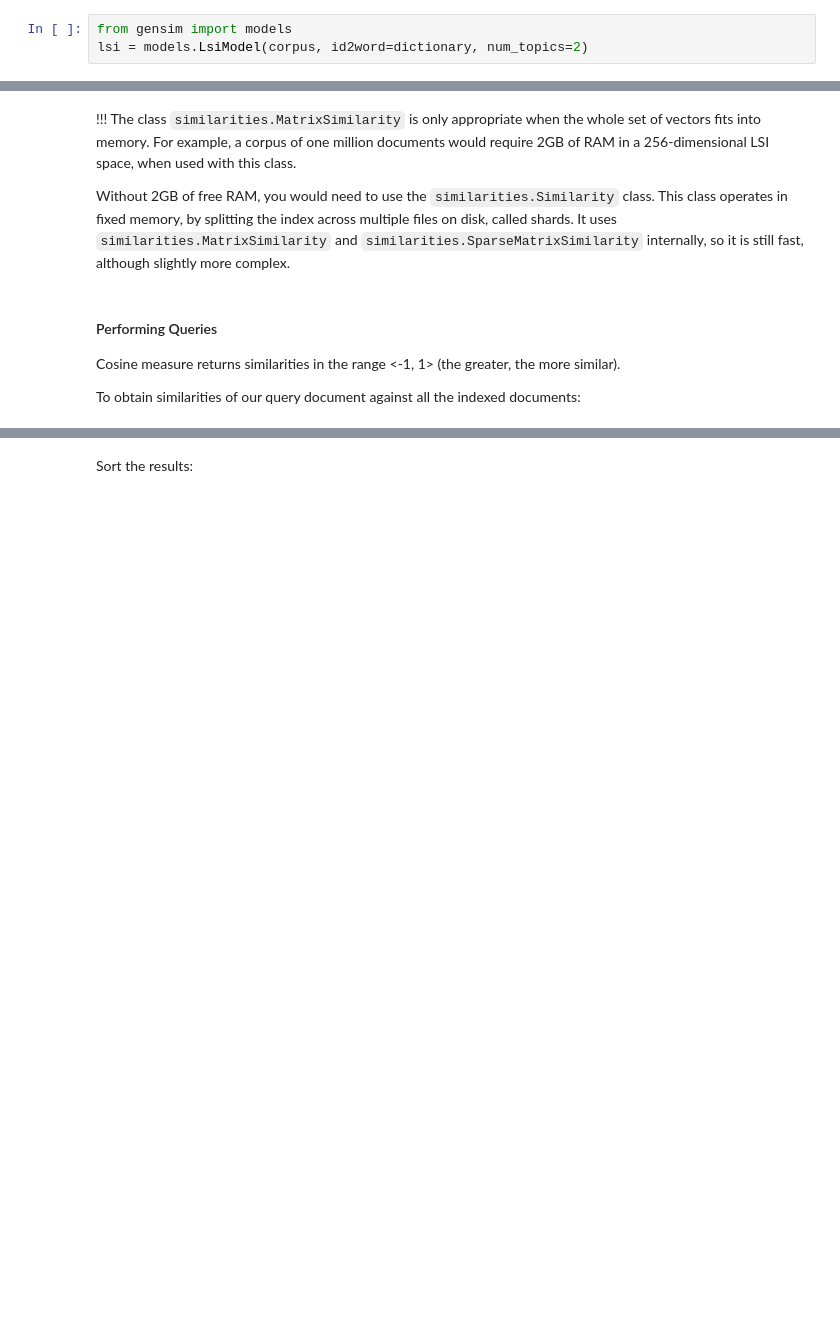
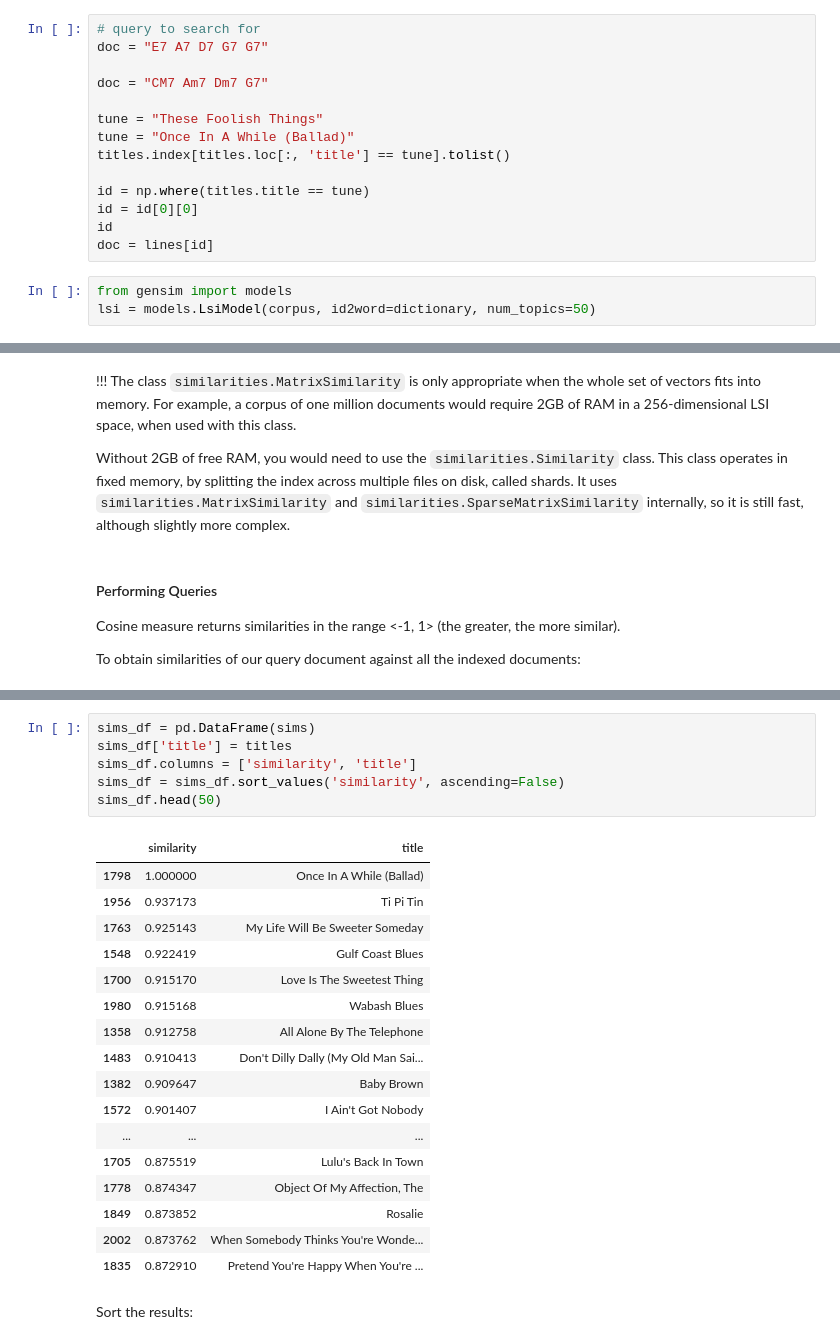
Before and after one commit to 11doris/jazz-tunes-similarity, a Jupyter notebook: chord_embeddings.ipynb, the cells around one changed output, grey strips where cells are left out. Saved outputs shown, nothing was run; the diff lists cells and outputs as text; blank space fills up the shorter version.

```diff
--- a/chord_embeddings.ipynb
+++ b/chord_embeddings.ipynb
@@ -831,4 +1016,18 @@ doc = "E7 A7 D7 G7 G7"
+# %%
+# query to search for
+doc = "E7 A7 D7 G7 G7"
+
+doc = "CM7 Am7 Dm7 G7"
+
+tune = "These Foolish Things"
+tune = "Once In A While (Ballad)"
+titles.index[titles.loc[:, 'title'] == tune].tolist()
+
+id = np.where(titles.title == tune)
+id = id[0][0]
+id
+doc = lines[id]
 # %%
 from gensim import models
-lsi = models.LsiModel(corpus, id2word=dictionary, num_topics=2)
+lsi = models.LsiModel(corpus, id2word=dictionary, num_topics=50)
 # %% [output]
@@ -890,3 +1105,27 @@ len(sims_list)
+# %%
+sims_df = pd.DataFrame(sims)
+sims_df['title'] = titles
+sims_df.columns = ['similarity', 'title']
+sims_df = sims_df.sort_values('similarity', ascending=False)
+sims_df.head(50)
+# %% [output]
+|  | similarity | title |
+| 1798 | 1.000000 | Once In A While (Ballad) |
+| 1956 | 0.937173 | Ti Pi Tin |
+| 1763 | 0.925143 | My Life Will Be Sweeter Someday |
+| 1548 | 0.922419 | Gulf Coast Blues |
+| 1700 | 0.915170 | Love Is The Sweetest Thing |
+| 1980 | 0.915168 | Wabash Blues |
+| 1358 | 0.912758 | All Alone By The Telephone |
+| 1483 | 0.910413 | Don't Dilly Dally (My Old Man Sai... |
+| 1382 | 0.909647 | Baby Brown |
+| 1572 | 0.901407 | I Ain't Got Nobody |
+| ... | ... | ... |
+| 1705 | 0.875519 | Lulu's Back In Town |
+| 1778 | 0.874347 | Object Of My Affection, The |
+| 1849 | 0.873852 | Rosalie |
+| 2002 | 0.873762 | When Somebody Thinks You're Wonde... |
+| 1835 | 0.872910 | Pretend You're Happy When You're ... |
 # %% [markdown]
 Sort the results:
 # %%
```
Also changed, not shown: parts of 76 cells of this notebook.
